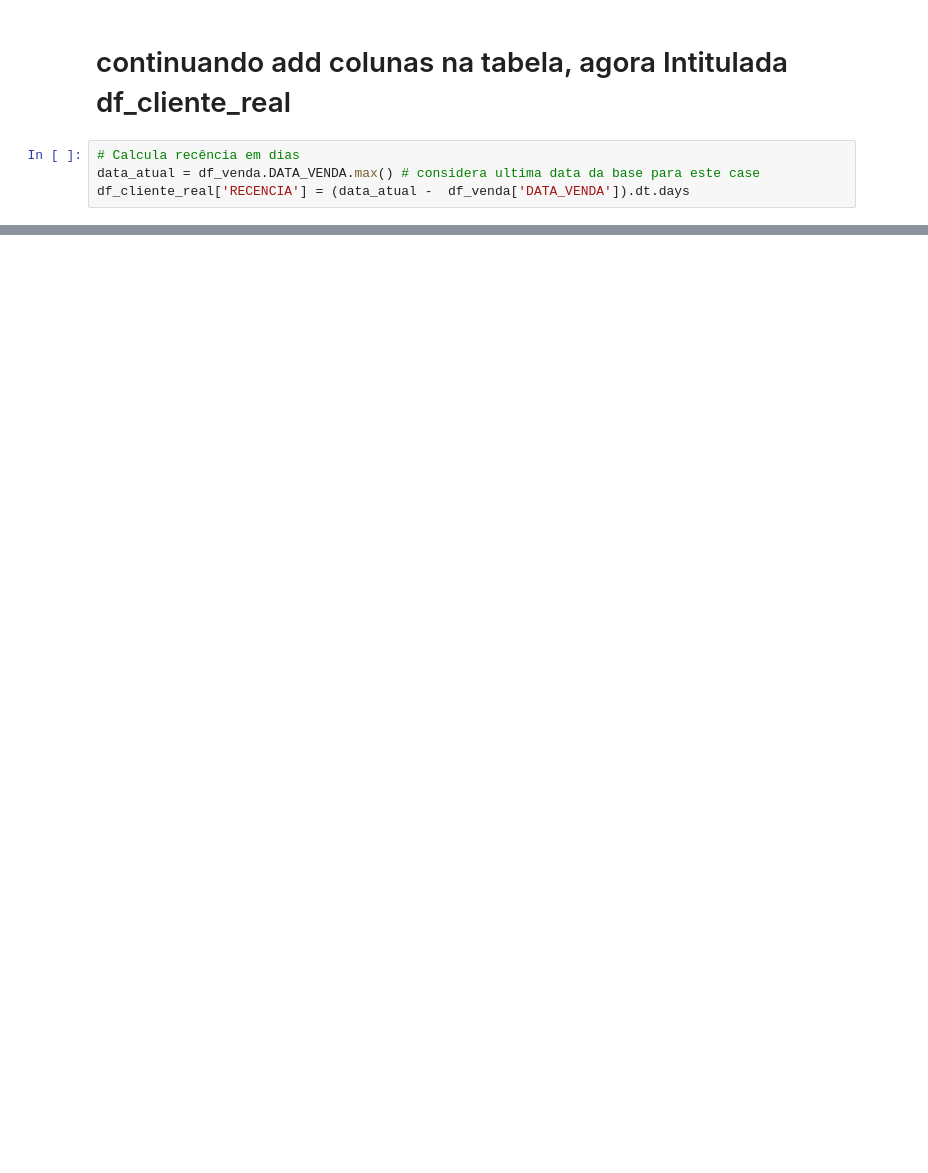
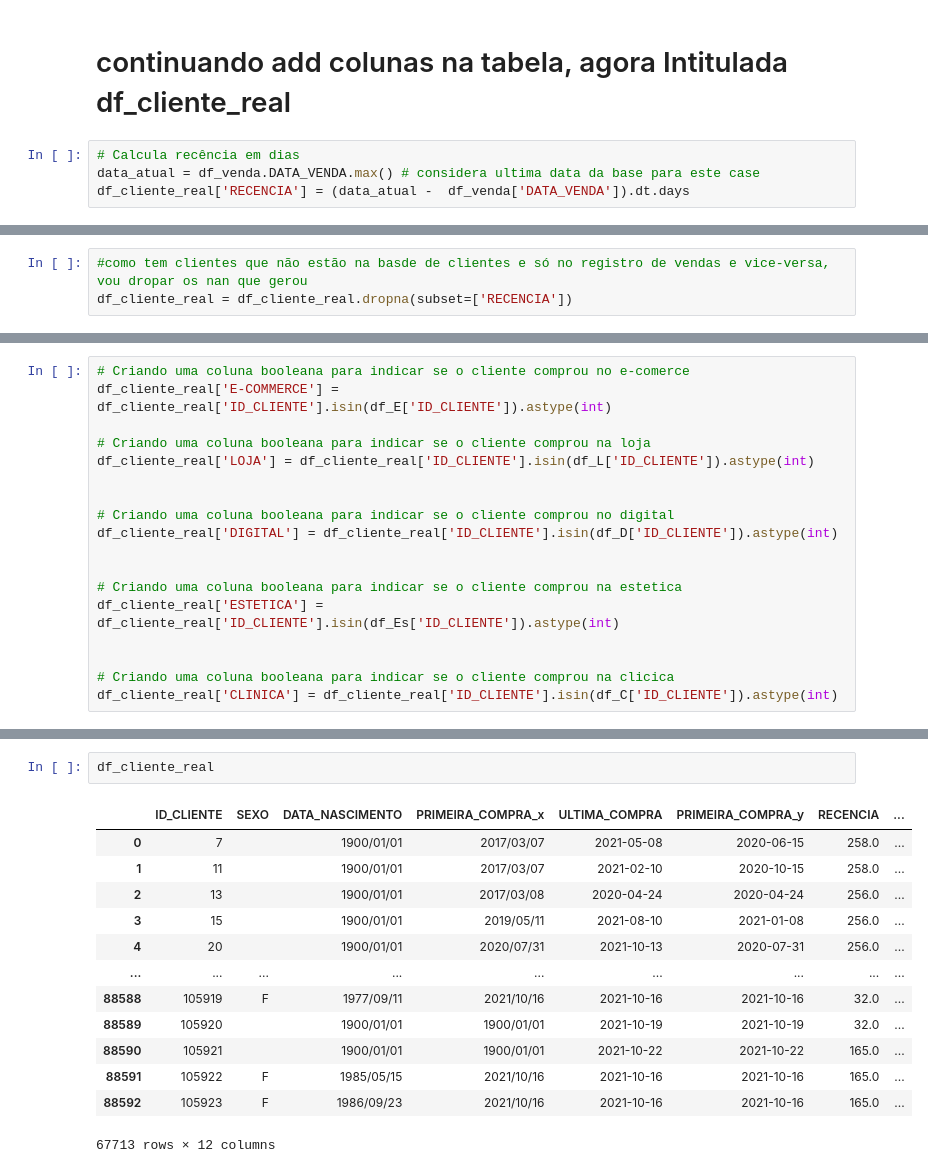
Before and after one commit to vazraul/PetStore, a Jupyter notebook: PetStore.ipynb, the cells around one changed output, grey strips where cells are left out. Cells and saved outputs as stored; diff of their text form; blank space fills up the shorter version.

```diff
--- a/PetStore.ipynb
+++ b/PetStore.ipynb
@@ -593 +628,4 @@ df_cliente_real
 88593 rows × 7 columns
+# %%
+#como tem clientes que não estão na basde de clientes e só no registro de vendas e vice-versa, vou dropar os nan que gerou
+df_cliente_real = df_cliente_real.dropna(subset=['RECENCIA'])
@@ -593,0 +691,18 @@ df_cliente_real
+# %%
+# Criando uma coluna booleana para indicar se o cliente comprou no e-comerce
+df_cliente_real['E-COMMERCE'] = df_cliente_real['ID_CLIENTE'].isin(df_E['ID_CLIENTE']).astype(int)
+
+# Criando uma coluna booleana para indicar se o cliente comprou na loja
+df_cliente_real['LOJA'] = df_cliente_real['ID_CLIENTE'].isin(df_L['ID_CLIENTE']).astype(int)
+
+
+# Criando uma coluna booleana para indicar se o cliente comprou no digital
+df_cliente_real['DIGITAL'] = df_cliente_real['ID_CLIENTE'].isin(df_D['ID_CLIENTE']).astype(int)
+
+
+# Criando uma coluna booleana para indicar se o cliente comprou na estetica
+df_cliente_real['ESTETICA'] = df_cliente_real['ID_CLIENTE'].isin(df_Es['ID_CLIENTE']).astype(int)
+
+
+# Criando uma coluna booleana para indicar se o cliente comprou na clicica
+df_cliente_real['CLINICA'] = df_cliente_real['ID_CLIENTE'].isin(df_C['ID_CLIENTE']).astype(int)
@@ -593,0 +727,16 @@ df_cliente_real
+# %%
+df_cliente_real
+# %% [output]
+|  | ID_CLIENTE | SEXO | DATA_NASCIMENTO | PRIMEIRA_COMPRA_x | ULTIMA_COMPRA | PRIMEIRA_COMPRA_y | RECENCIA | ... |
+| 0 | 7 |  | 1900/01/01 | 2017/03/07 | 2021-05-08 | 2020-06-15 | 258.0 | ... |
+| 1 | 11 |  | 1900/01/01 | 2017/03/07 | 2021-02-10 | 2020-10-15 | 258.0 | ... |
+| 2 | 13 |  | 1900/01/01 | 2017/03/08 | 2020-04-24 | 2020-04-24 | 256.0 | ... |
+| 3 | 15 |  | 1900/01/01 | 2019/05/11 | 2021-08-10 | 2021-01-08 | 256.0 | ... |
+| 4 | 20 |  | 1900/01/01 | 2020/07/31 | 2021-10-13 | 2020-07-31 | 256.0 | ... |
+| ... | ... | ... | ... | ... | ... | ... | ... | ... |
+| 88588 | 105919 | F | 1977/09/11 | 2021/10/16 | 2021-10-16 | 2021-10-16 | 32.0 | ... |
+| 88589 | 105920 |  | 1900/01/01 | 1900/01/01 | 2021-10-19 | 2021-10-19 | 32.0 | ... |
+| 88590 | 105921 |  | 1900/01/01 | 1900/01/01 | 2021-10-22 | 2021-10-22 | 165.0 | ... |
+| 88591 | 105922 | F | 1985/05/15 | 2021/10/16 | 2021-10-16 | 2021-10-16 | 165.0 | ... |
+| 88592 | 105923 | F | 1986/09/23 | 2021/10/16 | 2021-10-16 | 2021-10-16 | 165.0 | ... |
+67713 rows × 12 columns
```
Also changed, not shown: parts of 39 cells of this notebook.
